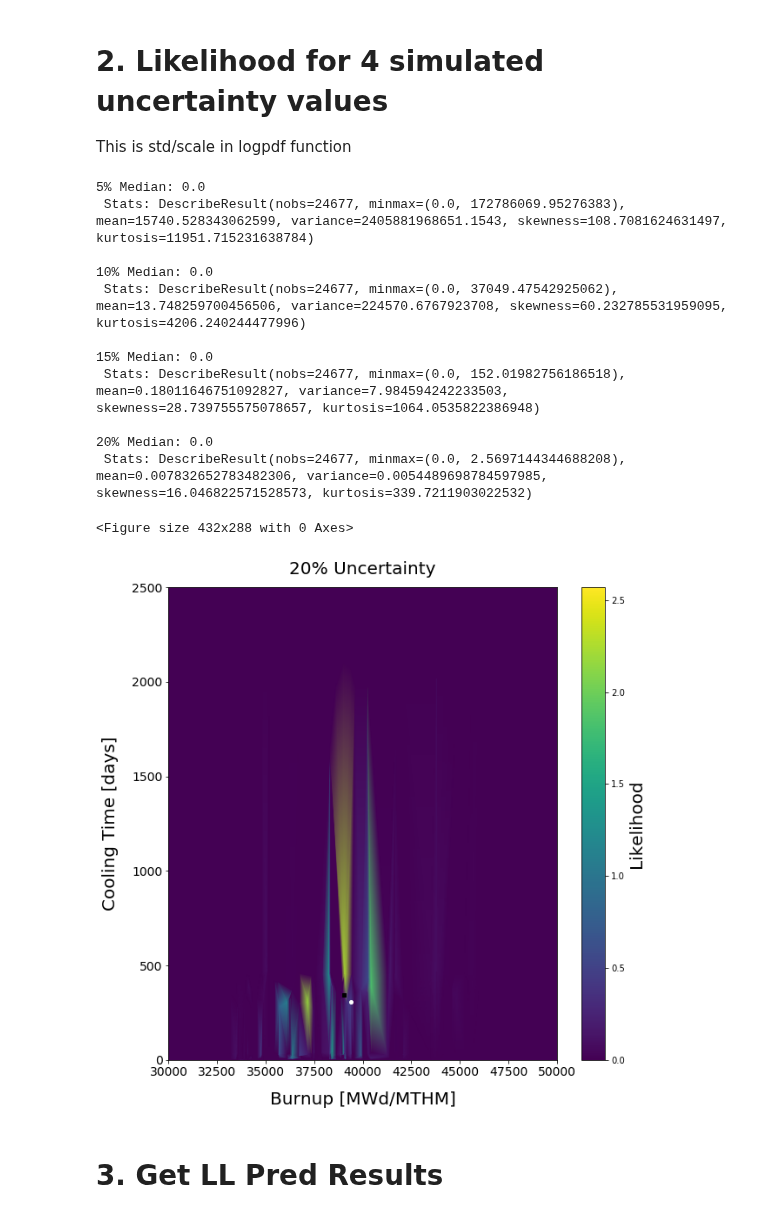
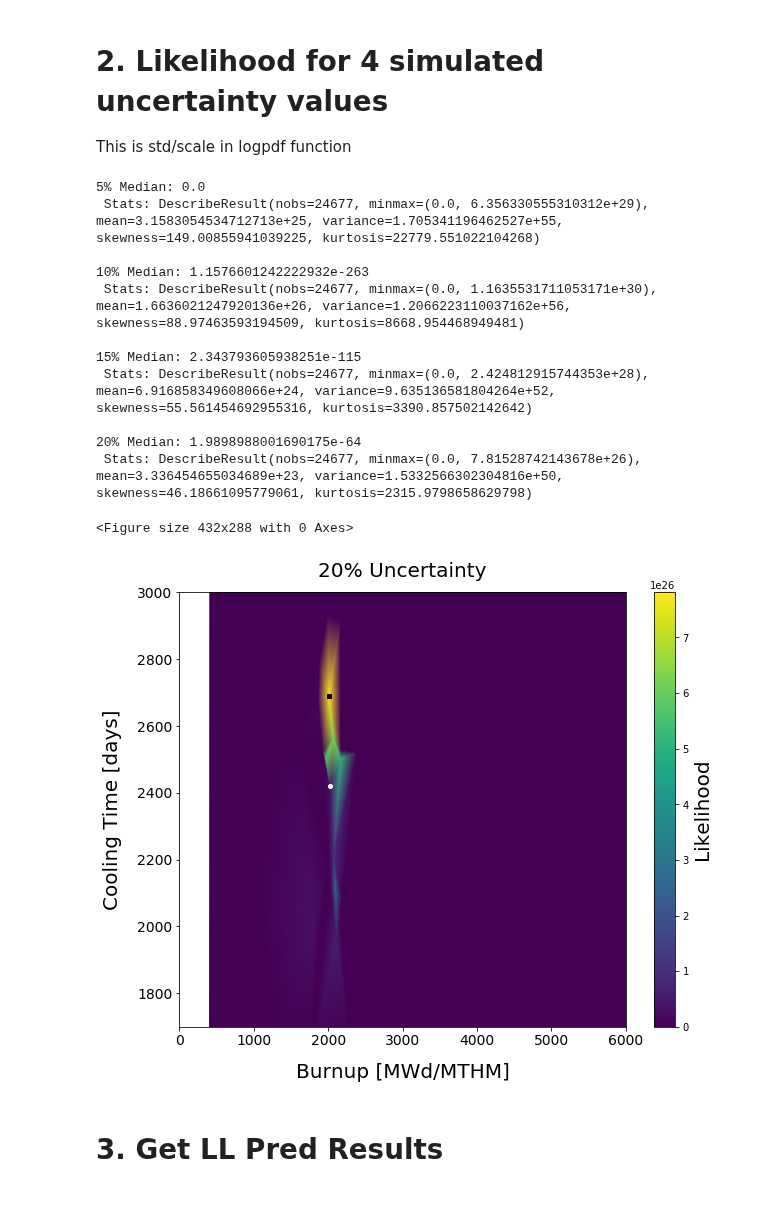
Before and after one commit to opotowsky/like-me-fuel, a Jupyter notebook: jupyter_notebooks/likelihood-calcs_15nucs.ipynb, the cells around one changed output. Saved outputs shown, nothing was run; the diff lists cells and outputs as text; code cells hidden in the pictures.

Commit message:
image updates

```diff
--- a/jupyter_notebooks/likelihood-calcs_15nucs.ipynb
+++ b/jupyter_notebooks/likelihood-calcs_15nucs.ipynb
@@ -140,7 +140,7 @@ for unc in uncs:
 # %%
 #fullXY.to_csv('likelihood_idx10522_15nucs_opusupdate-aug2019.csv')
 # two idx options: 10522 and 5010 ...oh and 13287
-fullXY = pd.read_csv('likelihood_idx5010_15nucs_opusupdate-aug2019.csv')
+fullXY = pd.read_csv('likelihood_idx10522_15nucs_opusupdate-aug2019.csv')
 fullXY.head()
 # %% [output]
 |  | Unnamed: 0 | Burnup | CoolingTime | Enrichment | OrigenReactor | ReactorType | ba136 | ba138 | cs133 | ... |
@@ -164,16 +164,16 @@ uncss = ['5% Uncertainty', '10% Uncertainty', '15% Uncertainty', '20% Uncertaint
 meds, maxs, means = getstats_unc(fullXY, l0, l1, l2, l3)
 # %% [output]
 5% Median: 0.0
- Stats: DescribeResult(nobs=24677, minmax=(0.0, 172786069.95276383), mean=15740.528343062599, variance=2405881968651.1543, skewness=108.7081624631497, kurtosis=11951.715231638784)
+ Stats: DescribeResult(nobs=24677, minmax=(0.0, 6.356330555310312e+29), mean=3.1583054534712713e+25, variance=1.705341196462527e+55, skewness=149.00855941039225, kurtosis=22779.551022104268)
 
-10% Median: 0.0
- Stats: DescribeResult(nobs=24677, minmax=(0.0, 37049.47542925062), mean=13.748259700456506, variance=224570.6767923708, skewness=60.232785531959095, kurtosis=4206.240244477996)
+10% Median: 1.1576601242222932e-263
+ Stats: DescribeResult(nobs=24677, minmax=(0.0, 1.1635531711053171e+30), mean=1.6636021247920136e+26, variance=1.2066223110037162e+56, skewness=88.97463593194509, kurtosis=8668.954468949481)
 
-15% Median: 0.0
- Stats: DescribeResult(nobs=24677, minmax=(0.0, 152.01982756186518), mean=0.18011646751092827, variance=7.984594242233503, skewness=28.739755575078657, kurtosis=1064.0535822386948)
+15% Median: 2.343793605938251e-115
+ Stats: DescribeResult(nobs=24677, minmax=(0.0, 2.424812915744353e+28), mean=6.916858349608066e+24, variance=9.635136581804264e+52, skewness=55.561454692955316, kurtosis=3390.857502142642)
 
-20% Median: 0.0
- Stats: DescribeResult(nobs=24677, minmax=(0.0, 2.5697144344688208), mean=0.007832652783482306, variance=0.0054489698784597985, skewness=16.046822571528573, kurtosis=339.7211903022532)
+20% Median: 1.9898988001690175e-64
+ Stats: DescribeResult(nobs=24677, minmax=(0.0, 7.81528742143678e+26), mean=3.336454655034689e+23, variance=1.5332566302304816e+50, skewness=46.18661095779061, kurtosis=2315.9798658629798)
 # %%
 plotXY = fullXY
 # %%
@@ -188,39 +188,39 @@ y5010_pred = [392, 392, 343, 343]
 # %%
 plt.clf()
 
 vmin=0#meds[3]
 vmax=maxs[3]
 
-fig = plt.figure(figsize=(10, 10))
+fig = plt.figure(figsize=(10, 8))
 cmap = sns.cubehelix_palette(6, as_cmap=True)
 norm = Normalize(vmin=vmin, vmax=vmax, clip=True)
 ax = fig.add_subplot(111)
 
 x = plotXY['Burnup']
 y = plotXY['CoolingTime']
 triang = tri.Triangulation(x, y)
 
 z = plotXY[l3]
 ax.set_title(uncss[3], fontsize=20, pad=15)
 
 surf = ax.tripcolor(triang, z, norm=norm, cmap=cm.viridis, shading='gouraud')
-plt.plot([x5010], [y5010], marker='o', markersize=4, color="white")
-plt.plot([x5010_pred[3]], [y5010_pred[3]], marker='s', markersize=4, color="black")
+plt.plot([x10522], [y10522], marker='o', markersize=4, color="white")
+plt.plot([x10522_pred[3]], [y10522_pred[3]], marker='s', markersize=4, color="black")
 
 ax.set_xlabel('Burnup [MWd/MTHM]', fontsize=20, labelpad=15)
 ax.set_ylabel('Cooling Time [days]', fontsize=20, labelpad=15)
-ax.set_xlim(30000, 50000)#(0, 10000)#
-ax.set_ylim(0, 2500)#(1500, 3500)#
+ax.set_xlim(0, 6000)#(30000, 50000)#
+ax.set_ylim(1700, 3000)#(0, 2200)#
 
 cbar = fig.colorbar(surf)
 cbar.ax.set_ylabel('Likelihood', size=20)
 ax.tick_params(labelsize=14)
 plt.show()
 
-fig.savefig('../plots/llsurf_idx5010_0.20unc.png', bbox_inches='tight', transparent=True)
+fig.savefig('../plots/llsurf_idx10522_0.20unc.png', bbox_inches='tight', transparent=True)
 # %% [output]
 <Figure size 432x288 with 0 Axes>
-[figure, old version]
+[figure, new version]
 # %% [markdown]
 # 3. Get LL Pred Results
 # %%
```
Also changed, not shown: 16 other files.
